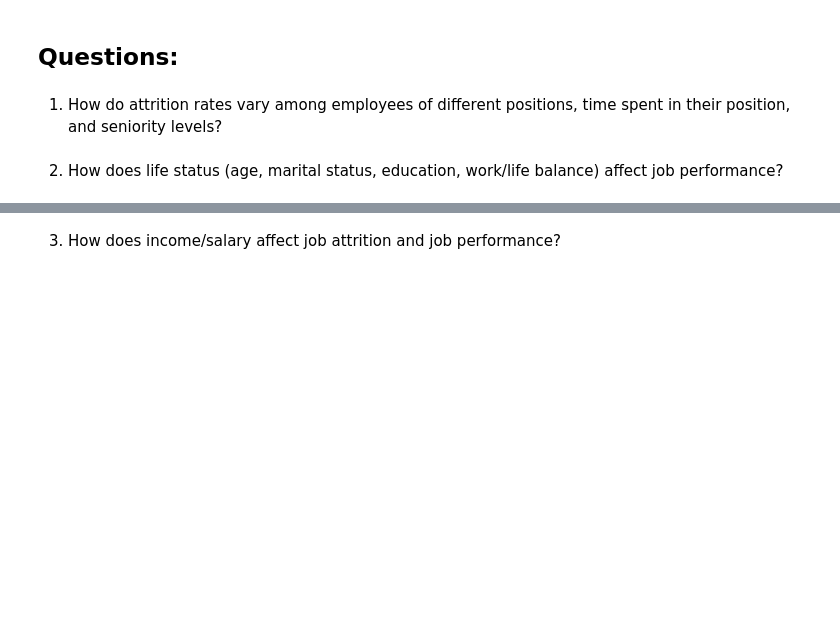
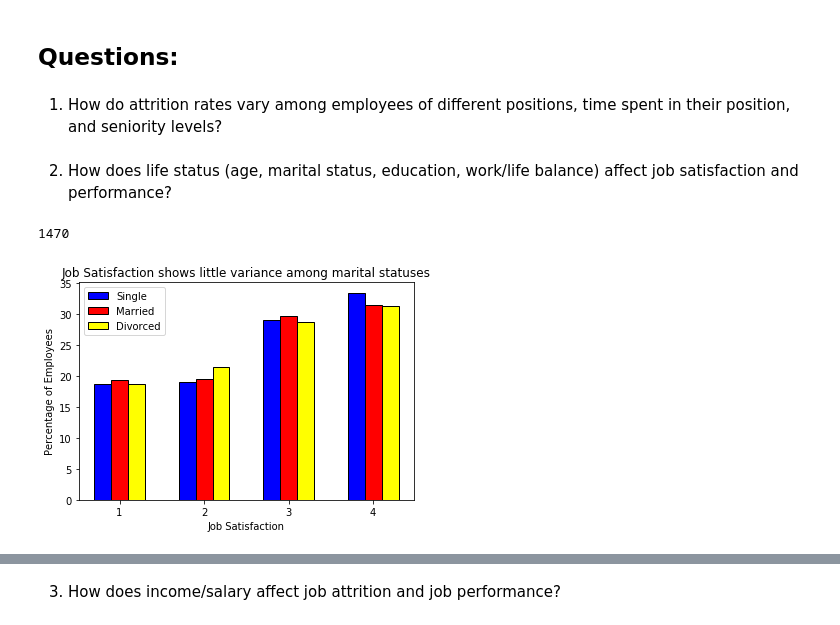
Before and after one commit to Brandyn-Amado/67-364_Project_1, a Jupyter notebook: project_1.ipynb, the cells around one changed output, grey strips where cells are left out. Cells and saved outputs as stored; diff of their text form; code cells hidden in the pictures; blank space fills up the shorter version.

Commit message:
4 graphs added for question 2

```diff
--- a/project_1.ipynb
+++ b/project_1.ipynb
@@ -45,4 +49,33 @@ Index(['Age', 'Attrition', 'BusinessTravel', 'DailyRate', 'Department',
 # %% [markdown]
 1. How do attrition rates vary among employees of different positions, time spent in their position, and seniority levels?
 # %% [markdown]
-2. How does life status (age, marital status, education, work/life balance) affect job performance?
+2. How does life status (age, marital status, education, work/life balance) affect job satisfaction and performance?
+# %%
+ibm_single = ibm[ ibm['MaritalStatus'] == 'Single' ]
+ibm_married = ibm[ ibm['MaritalStatus'] == 'Married' ]
+ibm_divorced = ibm[ ibm['MaritalStatus'] == 'Divorced' ]
+# %%
+x = range(1,5)
+ibm_single_y = ibm_single['JobSatisfaction'].value_counts().map(lambda x: x / len(ibm_single) * 100).sort_values()
+ibm_married_y = ibm_married['JobSatisfaction'].value_counts().map(lambda x: x / len(ibm_married) * 100).sort_values()
+ibm_divorced_y = ibm_divorced['JobSatisfaction'].value_counts().map(lambda x: x / len(ibm_divorced) * 100).sort_values()
+# %%
+len(ibm_single) + len(ibm_married) + len(ibm_divorced)
+# %% [output]
+1470
+# %%
+ax = plt.gca()
+
+single_plot = plt.bar(np.arange(1,5)-0.3, ibm_single_y, align='edge', width=0.2, color='blue', edgecolor='black')
+married_plot = plt.bar(np.arange(1,5)-0.1, ibm_married_y, align='edge', width=0.2, color='red', edgecolor='black')
+divorced_plot = plt.bar(np.arange(1,5)+0.1, ibm_divorced_y, align='edge', width=0.2, color='yellow', edgecolor='black')
+
+leg = ax.legend((single_plot[0], married_plot[0], divorced_plot[0]), ('Single', 'Married', 'Divorced'))
+
+plt.xticks(np.arange(1, 5, 1.0))
+plt.xlabel('Job Satisfaction')
+plt.ylabel('Percentage of Employees')
+plt.title('Job Satisfaction shows little variance among marital statuses')
+plt.show()
+# %% [output]
+[figure, added]
```
Also changed, not shown: parts of 9 cells of this notebook.
